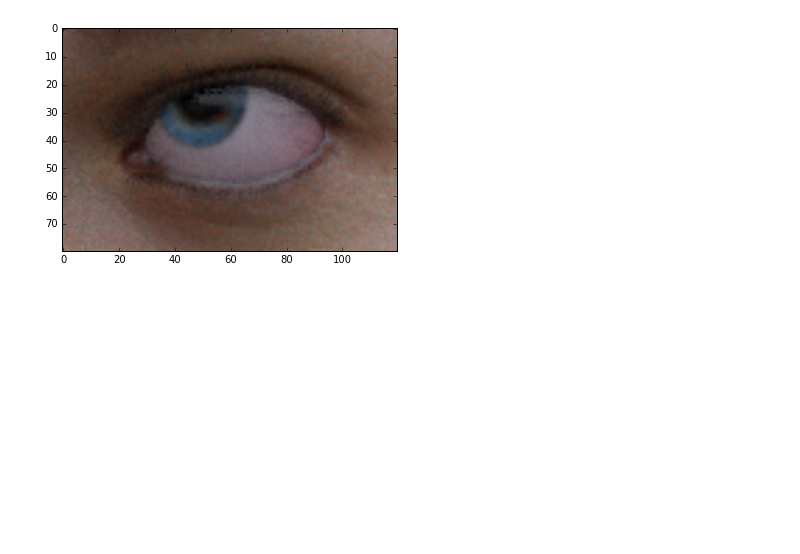
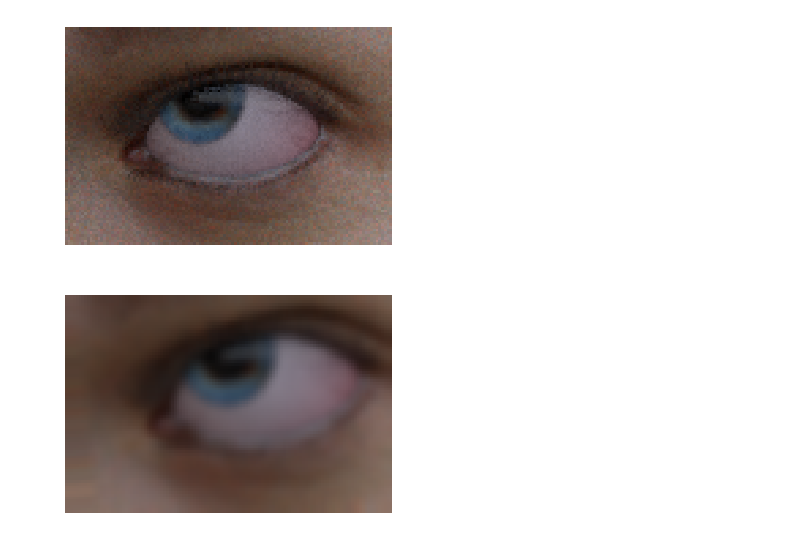
Before and after one commit to danakianfar/landmark_detection, a Jupyter notebook: Data.ipynb, the cells around one changed output. Drawn from its saved outputs; the diff is of its cells as text; code cells hidden in the pictures; blank space fills up the shorter version.

Commit message:
plot images

```diff
--- a/Data.ipynb
+++ b/Data.ipynb
@@ -19,7 +19,7 @@ def augment_image(img, ldmk):
     ldmk = np.reshape(ldmk, (28,2))
 
     # Randomly generate transformation params
-    theta = np.pi / 15. * (1 - np.random.rand())
+    theta = np.pi / 15. * (.5 - np.random.rand())
     alpha = np.random.uniform(0.90, 1.10)
     delta = np.random.uniform(-10 , 10, (1,2))
     sigma = np.random.uniform(0.1 , 5, (2,1))
@@ -163,9 +174,15 @@ with open('all_data_augmented_bw.pkl', 'wb') as f:
                  ldmks_3d_test , head_pose_train ,head_pose_test, look_vec_train, look_vec_test), f)
 # %%
 path= './data/f01/f01_1002_0.1963_0.3927.png'
-image, ldmks_2d, ldmks_3d, head_pose, look_vec = load_image(path)
+image, ldmks_2d, ldmks_3d, head_pose, look_vec, transformed_img, transformed_ldmk = load_image(path)
 
 plt.imshow(image)
+plt.axis('off')
 plt.show()
+
+plt.imshow(transformed_img)
+plt.axis('off')
+plt.show()
 # %% [output]
-[figure, old version]
+[figure, new version]
+[figure, added]
```
Also changed, not shown: parts of 3 cells of this notebook, 2 other files.
